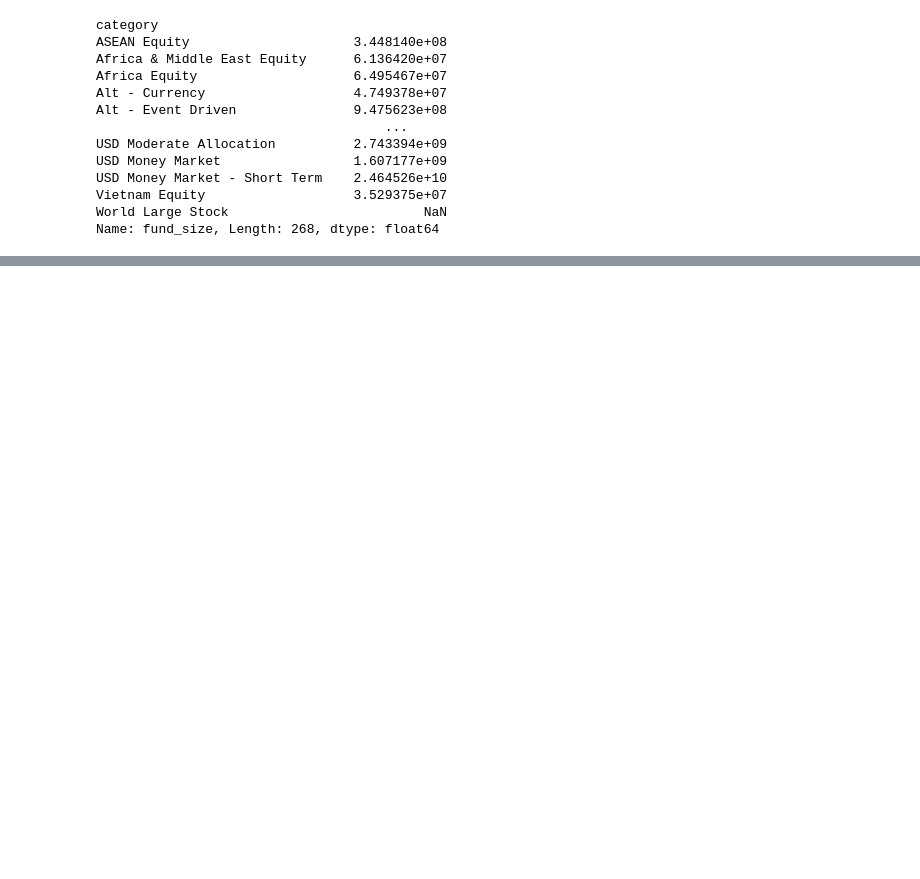
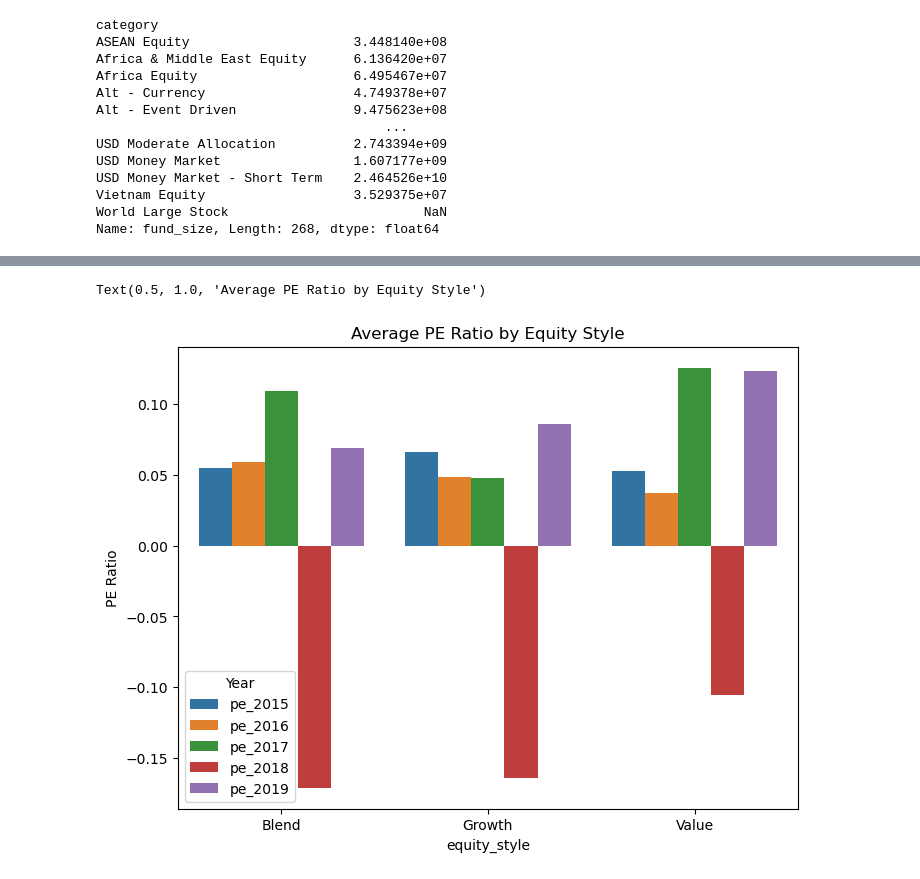
Before and after one commit to abishekchiffon/Risk_prediction_Mutual_funds, a Jupyter notebook: EDA Nov 25.ipynb, the cells around one changed output, grey strips where cells are left out. Drawn from its saved outputs; the diff is of its cells as text; code cells hidden in the pictures; blank space fills up the shorter version.

```diff
--- a/EDA Nov 25.ipynb
+++ b/EDA Nov 25.ipynb
@@ -343,0 +504,14 @@ plt.show()
+# %%
+# Convert the DataFrame from wide format to long format
+pe_melted = pe_by_style_and_year.reset_index().melt(id_vars='equity_style', value_vars = ['pe_2015','pe_2016', 'pe_2017', 'pe_2018','pe_2019'], var_name='Year', value_name='PE Ratio')
+
+# Rename the columns appropriately
+#pe_melted.rename(columns={'index': 'Equity Style'}, inplace=True)
+
+# Create a seaborn bar plot
+plt.figure(figsize=(8, 6))
+sns.barplot(data=pe_melted, x='equity_style', y='PE Ratio', hue='Year')
+plt.title('Average PE Ratio by Equity Style')
+# %% [output]
+Text(0.5, 1.0, 'Average PE Ratio by Equity Style')
+[figure, added]
```
Also changed, not shown: parts of 42 cells of this notebook.
